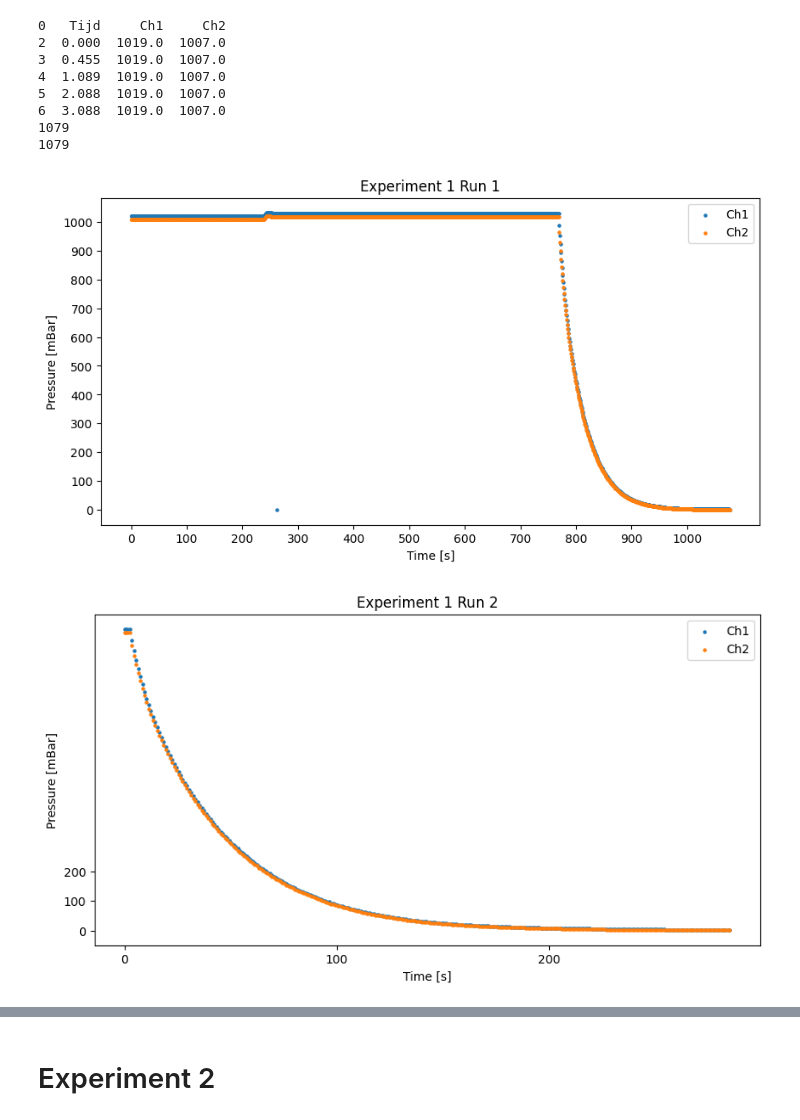
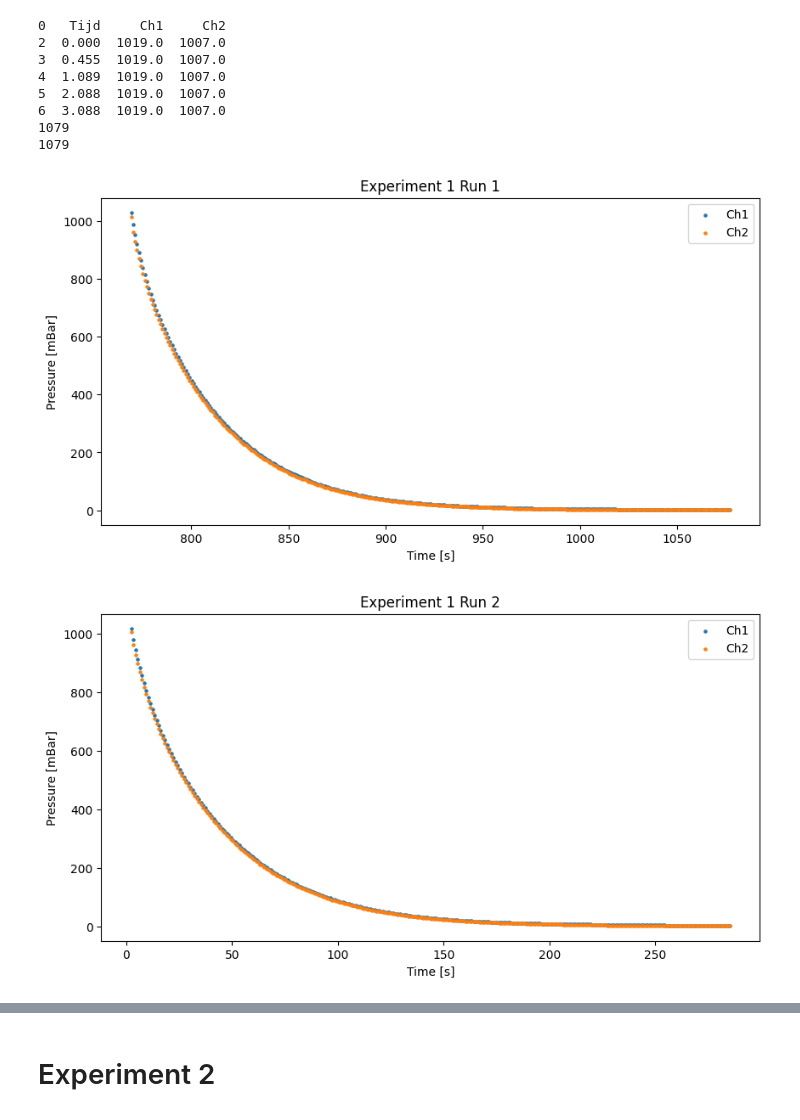
Before and after one commit to MartinOpat/Phys-Lab-Adv, a Jupyter notebook: data_sanity_check.ipynb, the cells around one changed output, grey strips where cells are left out. Drawn from its saved outputs; the diff is of its cells as text; code cells hidden in the pictures.

Commit message:
Started doing data processing

```diff
--- a/data_sanity_check.ipynb
+++ b/data_sanity_check.ipynb
@@ -40,25 +38,28 @@ print(len(e1_data[0]["Ch1"]))
 1079
 1079
 # %%
+# Adjust the the data to match the other runs
+e1_data[0] = e1_data[0].iloc[770:]
+
 # Plot test 1 to extract relevant part
 plt.figure(figsize=(10, 5))
 plt.scatter(e1_data[0]['Tijd'], e1_data[0]['Ch1'], label='Ch1', s=5)
 plt.scatter(e1_data[0]['Tijd'], e1_data[0]['Ch2'], label='Ch2', s=5)
 
 plt.xlabel('Time [s]')
 plt.ylabel('Pressure [mBar]')
 plt.title('Experiment 1 Run 1')
 
-plt.xticks(ticks=np.arange(0, len(e1_data[0]['Tijd']), step=100))
-plt.yticks(ticks=np.arange(0, len(e1_data[0]['Ch1']), step=100))
-
 plt.legend()
 plt.show()
 
-# Note to self: Drop seems to be around 750-780 s
+# Note to self: Drop seems to be around 750-780 s -> (770 s is the answer)
 # %% [output]
-[figure, old version]
+[figure, new version]
 # %%
+# Adjust the the data to match the other runs
+e1_data[1] = e1_data[1].iloc[3:]
+
 # Plot test 1 to extract relevant part
 plt.figure(figsize=(10, 5))
 plt.scatter(e1_data[1]['Tijd'], e1_data[1]['Ch1'], label='Ch1', s=5)
@@ -68,13 +69,10 @@ plt.xlabel('Time [s]')
 plt.ylabel('Pressure [mBar]')
 plt.title('Experiment 1 Run 2')
 
-plt.xticks(ticks=np.arange(0, len(e1_data[1]['Tijd']), step=100))
-plt.yticks(ticks=np.arange(0, len(e1_data[1]['Ch1']), step=100))
-
 plt.legend()
 plt.show()
 
-# Note to self: Just cut-off the first few seconds, drop is almost immediate
+# Note to self: Just cut-off the first few seconds, drop is almost immediate -> (three seconds is the answer)
 # %% [output]
-[figure, old version]
+[figure, new version]
 # %%
```
Also changed, not shown: parts of 2 cells of this notebook, 2 other files.
